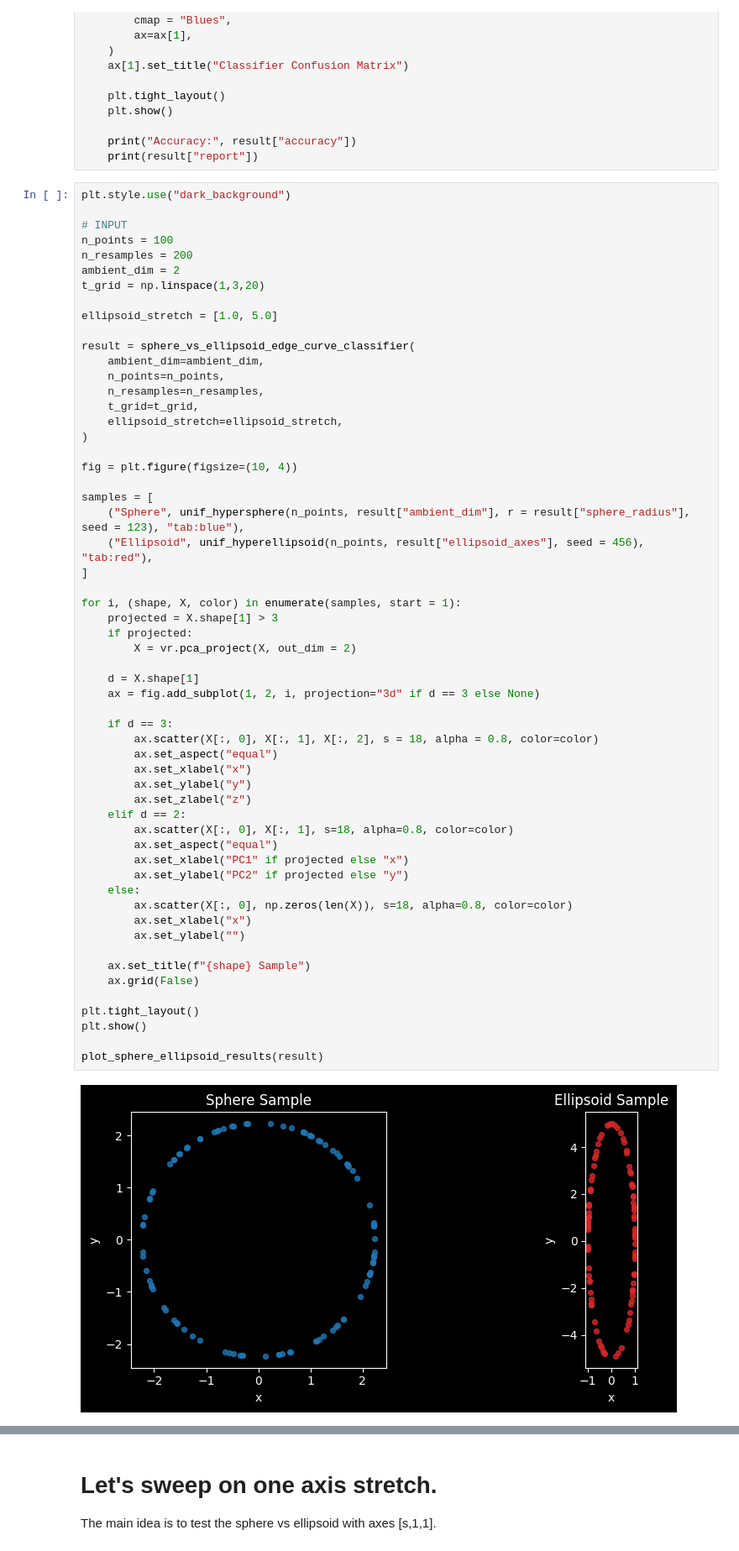
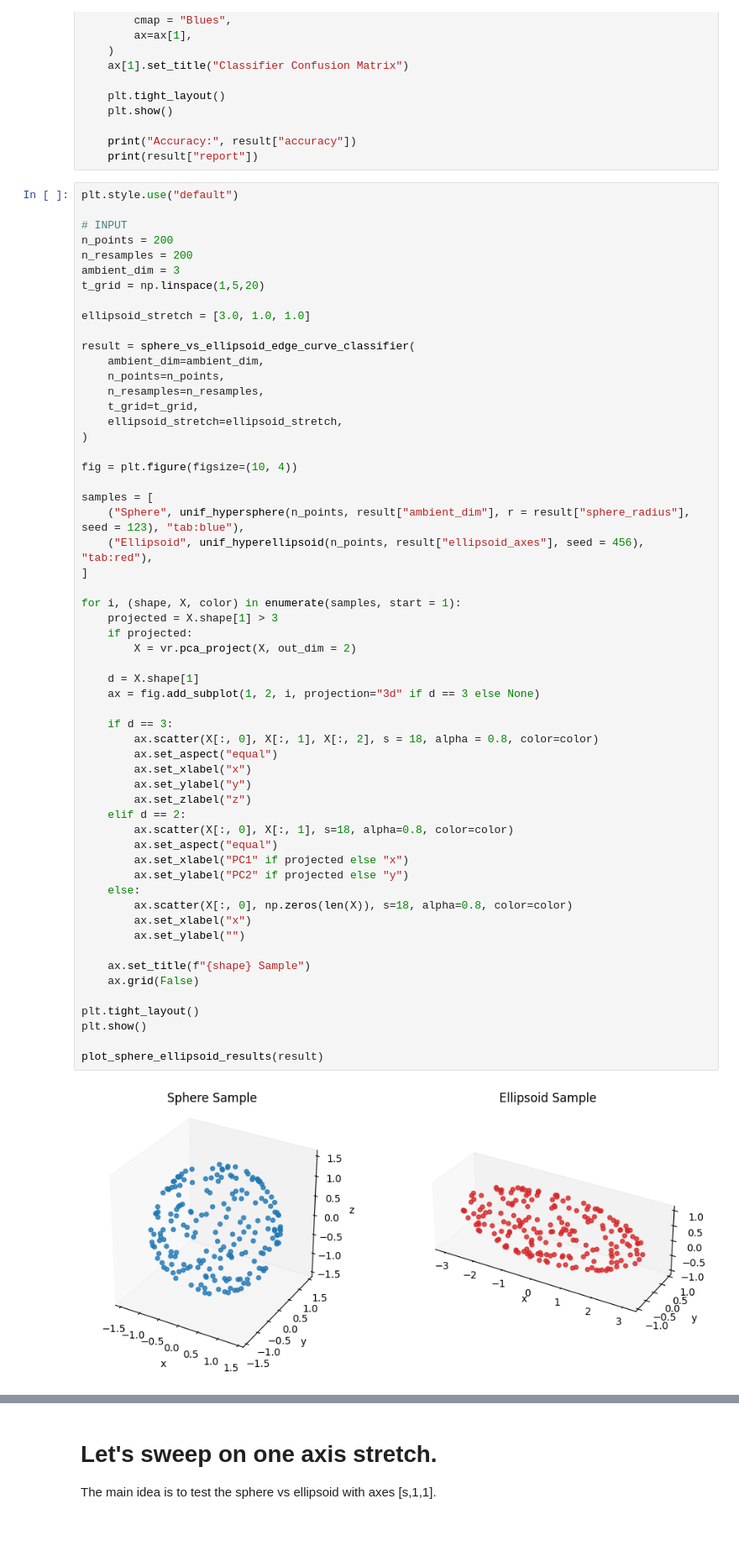
Before and after one commit to JosephMatatyaou/STA199REU, a Jupyter notebook: SQ26/Week5/Sphere_VS_Ellipsoid_Edges.ipynb, the cells around one changed output, grey strips where cells are left out. Shown at 84% size. Cells and saved outputs as stored; diff of their text form; blank space fills up the shorter version.

```diff
--- a/SQ26/Week5/Sphere_VS_Ellipsoid_Edges.ipynb
+++ b/SQ26/Week5/Sphere_VS_Ellipsoid_Edges.ipynb
@@ -213,15 +213,15 @@ def plot_sphere_ellipsoid_results(result):
     print("Accuracy:", result["accuracy"])
     print(result["report"])
 # %%
-plt.style.use("dark_background")
+plt.style.use("default")
 
 # INPUT
-n_points = 100
+n_points = 200
 n_resamples = 200
-ambient_dim = 2
-t_grid = np.linspace(1,3,20)
+ambient_dim = 3
+t_grid = np.linspace(1,5,20)
 
-ellipsoid_stretch = [1.0, 5.0]
+ellipsoid_stretch = [3.0, 1.0, 1.0]
 
 result = sphere_vs_ellipsoid_edge_curve_classifier(
     ambient_dim=ambient_dim,
@@ -243,31 +243,31 @@ for i, (shape, X, color) in enumerate(samples, start = 1):
     if projected:
         X = vr.pca_project(X, out_dim = 2)
 
     d = X.shape[1]
     ax = fig.add_subplot(1, 2, i, projection="3d" if d == 3 else None)
 
     if d == 3:
         ax.scatter(X[:, 0], X[:, 1], X[:, 2], s = 18, alpha = 0.8, color=color)
         ax.set_aspect("equal")
         ax.set_xlabel("x")
         ax.set_ylabel("y")
         ax.set_zlabel("z")
     elif d == 2:
         ax.scatter(X[:, 0], X[:, 1], s=18, alpha=0.8, color=color)
         ax.set_aspect("equal")
         ax.set_xlabel("PC1" if projected else "x")
         ax.set_ylabel("PC2" if projected else "y")
     else:
         ax.scatter(X[:, 0], np.zeros(len(X)), s=18, alpha=0.8, color=color)
         ax.set_xlabel("x")
         ax.set_ylabel("")
 
     ax.set_title(f"{shape} Sample")
     ax.grid(False)
 
 plt.tight_layout()
 plt.show()
 
 plot_sphere_ellipsoid_results(result)
 # %% [output]
-[figure, old version]
+[figure, new version]
```
Also changed, not shown: parts of 1 cell of this notebook, 12 other files.
